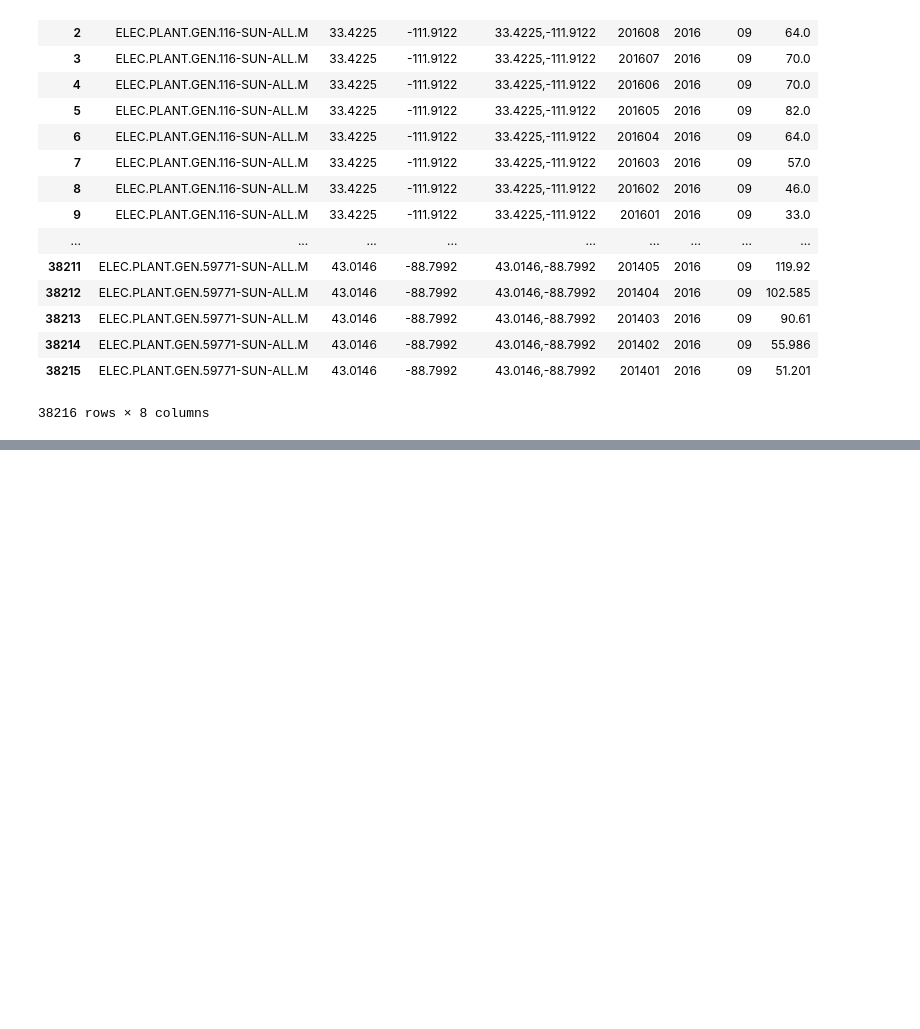
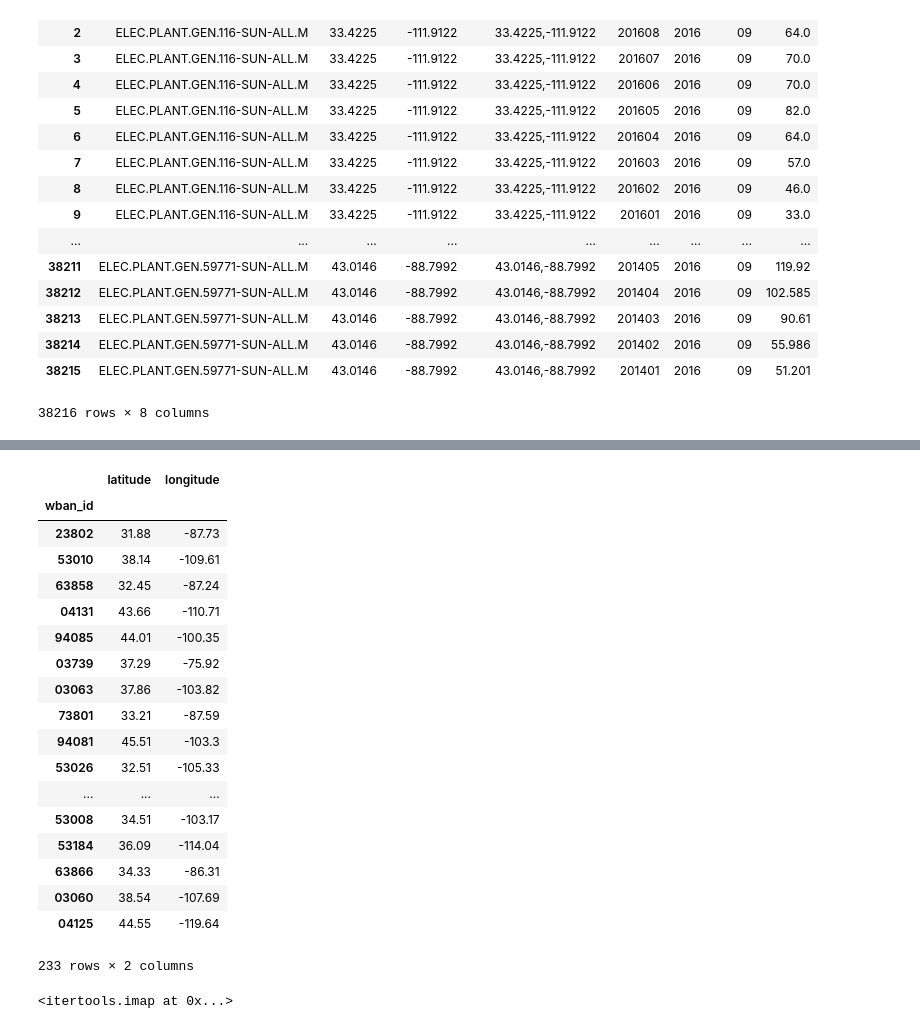
Before and after one commit to daxaurora/w205_energy, a Jupyter notebook: notebooks/Location_testing.ipynb, the cells around one changed output, grey strips where cells are left out. Saved outputs shown, nothing was run; the diff lists cells and outputs as text; code cells hidden in the pictures; blank space fills up the shorter version.

```diff
--- a/notebooks/Location_testing.ipynb
+++ b/notebooks/Location_testing.ipynb
@@ -53,0 +84,28 @@ generation_df
+# %%
+weather_locations_df
+# %% [output]
+|  | latitude | longitude |
+| wban_id |  |  |
+| 23802 | 31.88 | -87.73 |
+| 53010 | 38.14 | -109.61 |
+| 63858 | 32.45 | -87.24 |
+| 04131 | 43.66 | -110.71 |
+| 94085 | 44.01 | -100.35 |
+| 03739 | 37.29 | -75.92 |
+| 03063 | 37.86 | -103.82 |
+| 73801 | 33.21 | -87.59 |
+| 94081 | 45.51 | -103.3 |
+| 53026 | 32.51 | -105.33 |
+| ... | ... | ... |
+| 53008 | 34.51 | -103.17 |
+| 53184 | 36.09 | -114.04 |
+| 63866 | 34.33 | -86.31 |
+| 03060 | 38.54 | -107.69 |
+| 04125 | 44.55 | -119.64 |
+233 rows × 2 columns
+# %%
+weather_locations_df.itertuples(index=True)
+
+plant_locations_df.itertuples(index=True)
+# %% [output]
+<itertools.imap at 0x...>
```
Also changed, not shown: parts of 12 cells of this notebook.
